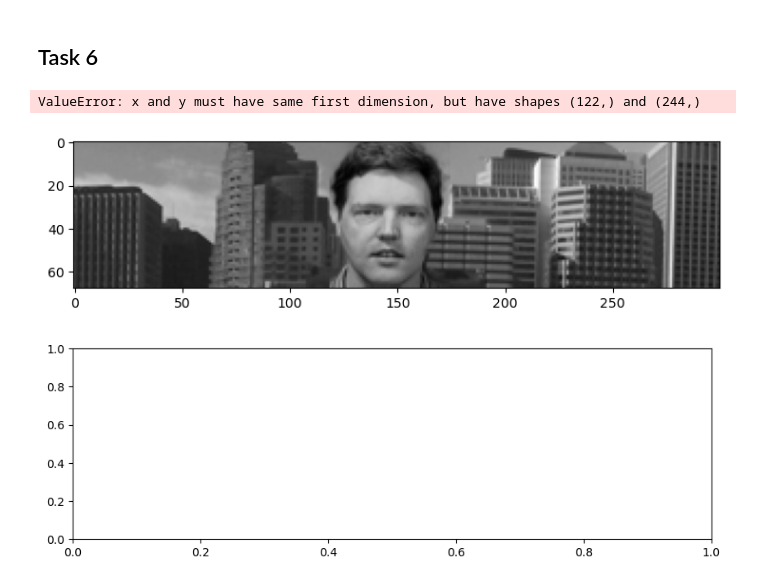
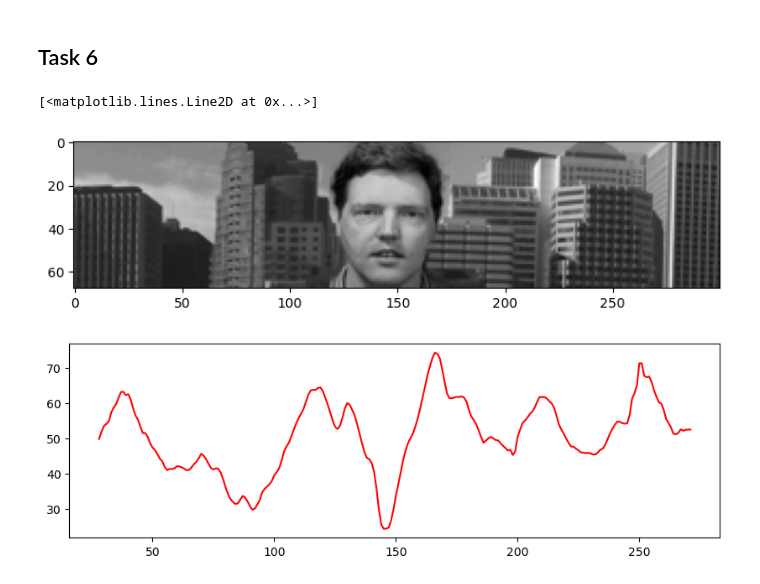
Before and after one commit to ablarer/SCC_ZHAW, a Jupyter notebook: 07/Lab07.ipynb, the cells around one changed output. Drawn from its saved outputs; the diff is of its cells as text; code cells hidden in the pictures.

```diff
--- a/07/Lab07.ipynb
+++ b/07/Lab07.ipynb
@@ -241,20 +241,20 @@ evMatrix = getEigenvectors(imgSet, 100)
 # %%
 def faceDetector(img, d, evMatrix, mean):
     ssds = []
     for px in range(img.shape[1] - mean.shape[1]):
         current_img = img[:, px:px+mean.shape[1]]
         compressed_img = compressPCAImage(current_img, d, evMatrix, mean)
         ssd = ((current_img - compressed_img)**2).sum()
         ssds.append(ssd)
 
     return ssds
 
 ssds = faceDetector(imgScene, 50, evMatrix, imgMean)
 plt.figure(figsize=(10,2))
 plt.imshow(imgScene, cmap='gray')
 plt.figure(figsize=(10,3))
-plt.plot(np.arange(imgScene.shape[1] / 2, imgScene.shape[1] - imgMean.shape[1] / 2),  ssds, color='red')
+plt.plot(np.arange(imgMean.shape[1] / 2, imgScene.shape[1] - imgMean.shape[1] / 2),  ssds, color='red')
 # %% [output]
-ValueError: x and y must have same first dimension, but have shapes (122,) and (244,)
+[<matplotlib.lines.Line2D at 0x...>]
 [figure]
-[figure, old version]
+[figure, new version]
```
